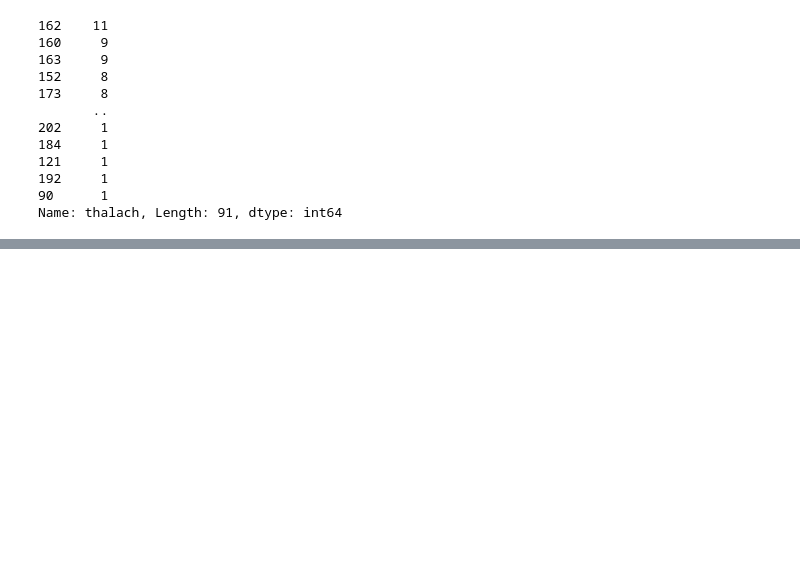
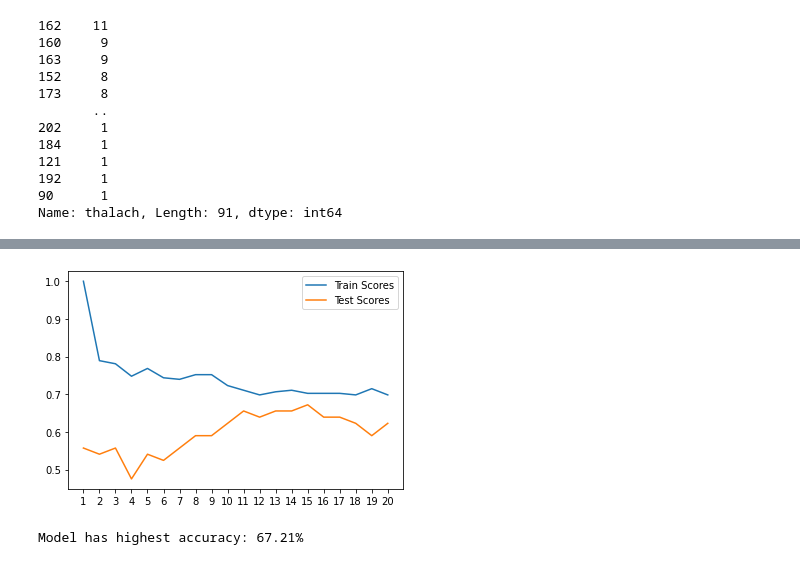
Before and after one commit to VisaalPathak/Heart_disease_project, a Jupyter notebook: heart_diseases_classification.ipynb, the cells around one changed output, grey strips where cells are left out. Drawn from its saved outputs; the diff is of its cells as text; code cells hidden in the pictures; blank space fills up the shorter version.

```diff
--- a/heart_diseases_classification.ipynb
+++ b/heart_diseases_classification.ipynb
@@ -233,0 +296,13 @@ plt.show()
+# %%
+train_scores = []
+test_scores = []
+neighbours = np.arange(1,21,1)
+from sklearn.neighbors import KNeighborsClassifier
+
+for i in neighbours:
+    k_model = KNeighborsClassifier(n_neighbors = i)
+    k_model.fit(X_train, y_train)
+    train_score = k_model.score(X_train, y_train)
+    test_score = k_model.score(X_test, y_test)
+    train_scores.append(train_score)
+    test_scores.append(test_score)
@@ -233,0 +355,10 @@ plt.show()
+# %%
+plt.plot(neighbours, train_scores, label = ("Train Scores"))
+plt.plot(neighbours, test_scores, label = ("Test Scores"))
+plt.xticks(neighbours)
+plt.legend()
+plt.show()
+print(f"Model has highest accuracy: {max(test_scores)*100:.2f}%")
+# %% [output]
+[figure, added]
+Model has highest accuracy: 67.21%
```
Also changed, not shown: parts of 54 cells of this notebook.
